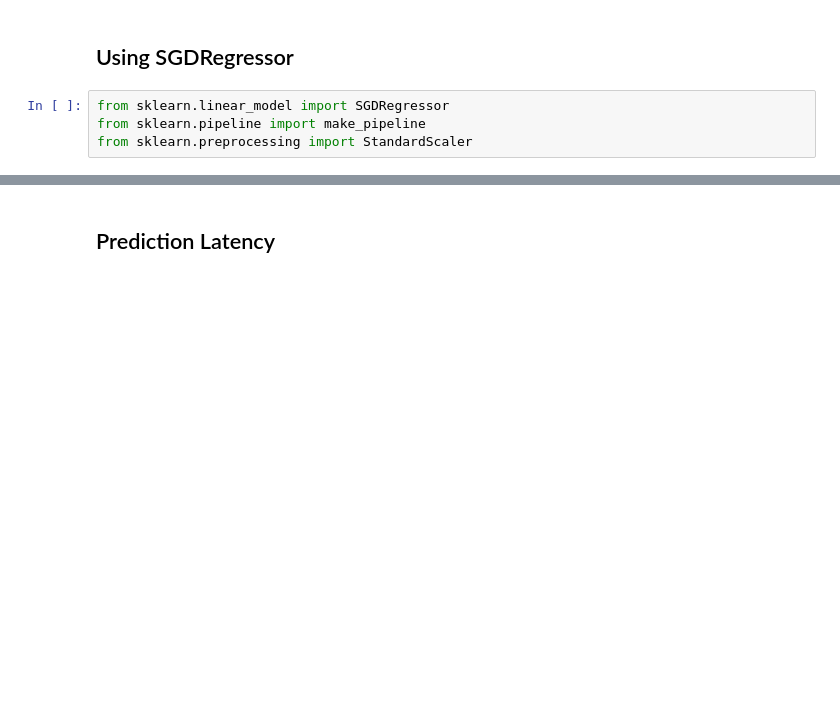
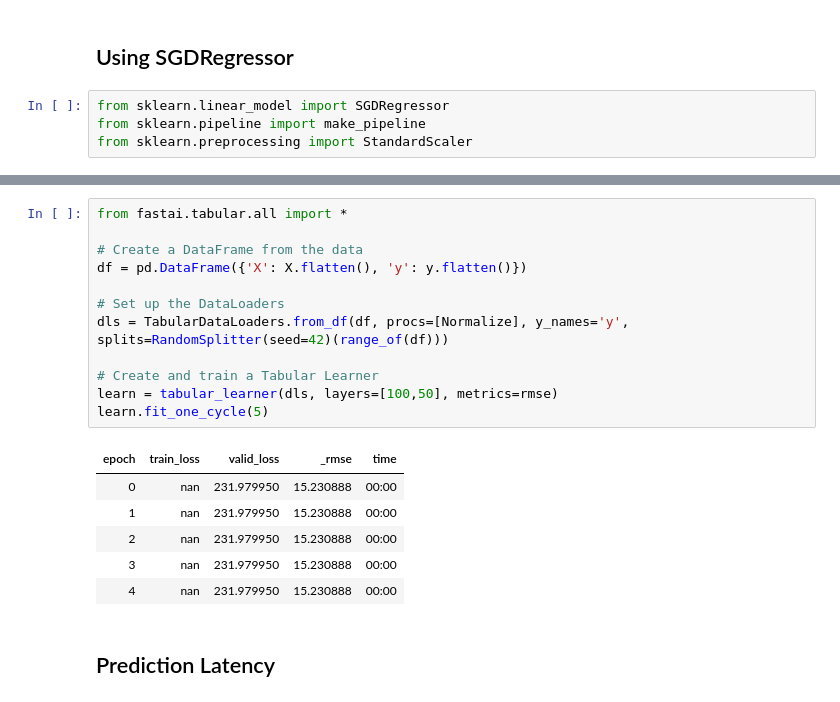
Before and after one commit to DattaIn/idatta.github.io, a Jupyter notebook: CDS_B1_M1_NB_MiniProject_Oops.ipynb, the cells around one changed output, grey strips where cells are left out. Cells and saved outputs as stored; diff of their text form; blank space fills up the shorter version.

```diff
--- a/CDS_B1_M1_NB_MiniProject_Oops.ipynb
+++ b/CDS_B1_M1_NB_MiniProject_Oops.ipynb
@@ -557,3 +622,22 @@ Coefficient of determination: 0.99
+# %%
+from fastai.tabular.all import *
+
+# Create a DataFrame from the data
+df = pd.DataFrame({'X': X.flatten(), 'y': y.flatten()})
+
+# Set up the DataLoaders
+dls = TabularDataLoaders.from_df(df, procs=[Normalize], y_names='y', splits=RandomSplitter(seed=42)(range_of(df)))
+
+# Create and train a Tabular Learner
+learn = tabular_learner(dls, layers=[100,50], metrics=rmse)
+learn.fit_one_cycle(5)
+# %% [output]
+| epoch | train_loss | valid_loss | _rmse | time |
+| 0 | nan | 231.979950 | 15.230888 | 00:00 |
+| 1 | nan | 231.979950 | 15.230888 | 00:00 |
+| 2 | nan | 231.979950 | 15.230888 | 00:00 |
+| 3 | nan | 231.979950 | 15.230888 | 00:00 |
+| 4 | nan | 231.979950 | 15.230888 | 00:00 |
 # %% [markdown]
 ## Prediction Latency
 # %%
```
Also changed, not shown: parts of 7 cells of this notebook.
